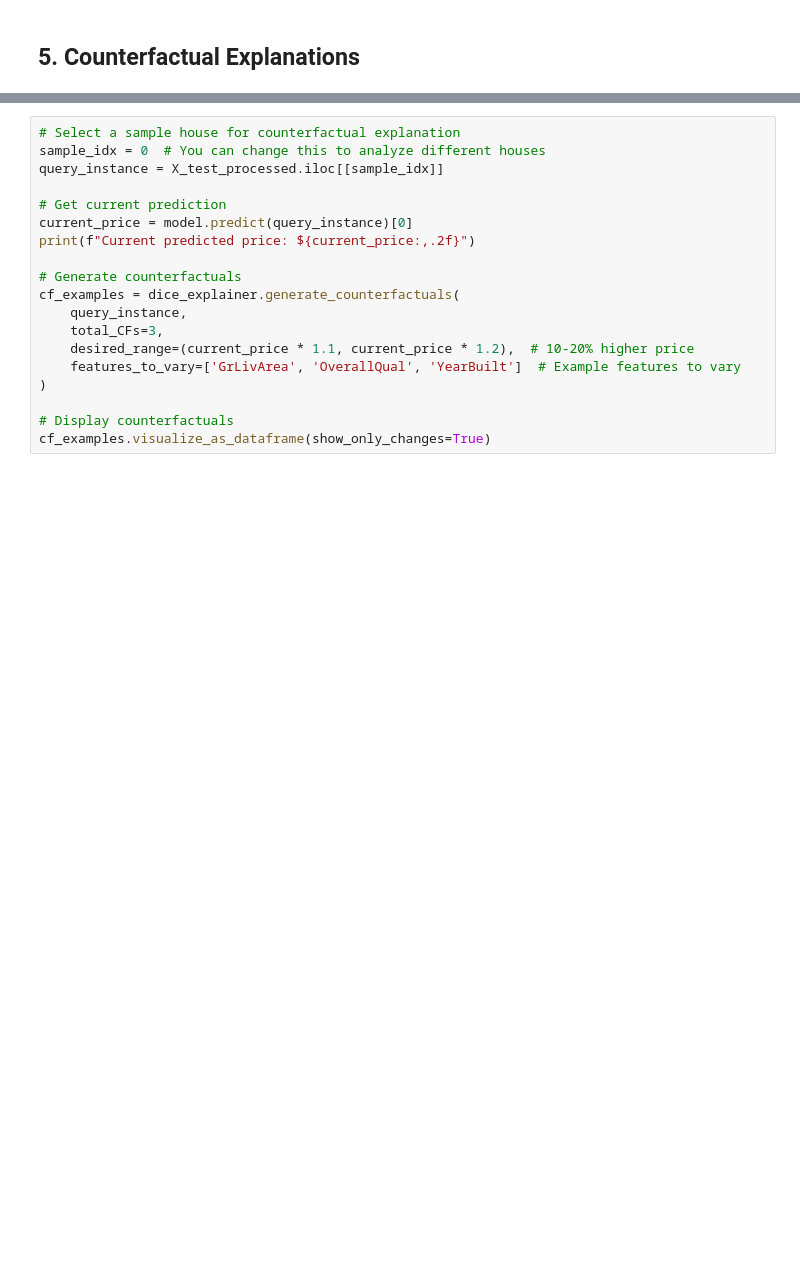
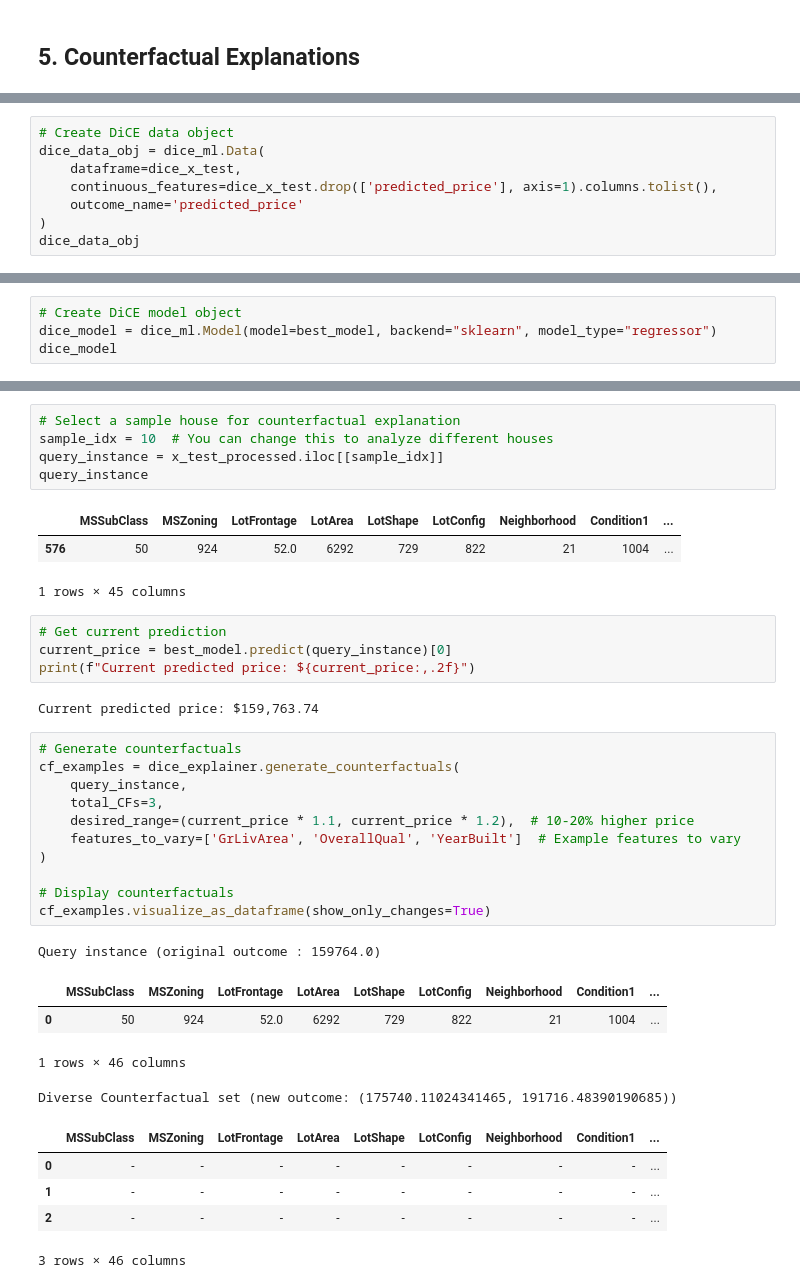
Before and after one commit to ioannismesionis/counterfactual-explanations, a Jupyter notebook: counterfactual_poc.ipynb, the cells around one changed output, grey strips where cells are left out. Drawn from its saved outputs; the diff is of its cells as text; blank space fills up the shorter version.

```diff
--- a/counterfactual_poc.ipynb
+++ b/counterfactual_poc.ipynb
@@ -252,0 +571,8 @@ dice_explainer = dice_ml.Dice(dice_data_obj, dice_model, method="random")
+# %%
+# Create DiCE data object
+dice_data_obj = dice_ml.Data(
+    dataframe=dice_x_test,
+    continuous_features=dice_x_test.drop(['predicted_price'], axis=1).columns.tolist(),
+    outcome_name='predicted_price'
+)
+dice_data_obj
@@ -252,0 +581,4 @@ dice_explainer = dice_ml.Dice(dice_data_obj, dice_model, method="random")
+# %%
+# Create DiCE model object
+dice_model = dice_ml.Model(model=best_model, backend="sklearn", model_type="regressor")
+dice_model
@@ -253,19 +593,37 @@ dice_explainer = dice_ml.Dice(dice_data_obj, dice_model, method="random")
+# %%
+# Select a sample house for counterfactual explanation
+sample_idx = 10  # You can change this to analyze different houses
+query_instance = x_test_processed.iloc[[sample_idx]]
+query_instance
+# %% [output]
+|  | MSSubClass | MSZoning | LotFrontage | LotArea | LotShape | LotConfig | Neighborhood | Condition1 | ... |
+| 576 | 50 | 924 | 52.0 | 6292 | 729 | 822 | 21 | 1004 | ... |
+1 rows × 45 columns
+# %%
+# Get current prediction
+current_price = best_model.predict(query_instance)[0]
+print(f"Current predicted price: ${current_price:,.2f}")
+# %% [output]
+Current predicted price: $159,763.74
 # %%
-# Select a sample house for counterfactual explanation
-sample_idx = 0  # You can change this to analyze different houses
-query_instance = X_test_processed.iloc[[sample_idx]]
-
-# Get current prediction
-current_price = model.predict(query_instance)[0]
-print(f"Current predicted price: ${current_price:,.2f}")
-
 # Generate counterfactuals
 cf_examples = dice_explainer.generate_counterfactuals(
     query_instance,
     total_CFs=3,
     desired_range=(current_price * 1.1, current_price * 1.2),  # 10-20% higher price
     features_to_vary=['GrLivArea', 'OverallQual', 'YearBuilt']  # Example features to vary
 )
 
 # Display counterfactuals
 cf_examples.visualize_as_dataframe(show_only_changes=True)
+# %% [output]
+Query instance (original outcome : 159764.0)
+|  | MSSubClass | MSZoning | LotFrontage | LotArea | LotShape | LotConfig | Neighborhood | Condition1 | ... |
+| 0 | 50 | 924 | 52.0 | 6292 | 729 | 822 | 21 | 1004 | ... |
+1 rows × 46 columns
+Diverse Counterfactual set (new outcome: (175740.11024341465, 191716.48390190685))
+|  | MSSubClass | MSZoning | LotFrontage | LotArea | LotShape | LotConfig | Neighborhood | Condition1 | ... |
+| 0 | - | - | - | - | - | - | - | - | ... |
+| 1 | - | - | - | - | - | - | - | - | ... |
+| 2 | - | - | - | - | - | - | - | - | ... |
+3 rows × 46 columns
```
Also changed, not shown: parts of 35 cells of this notebook.
